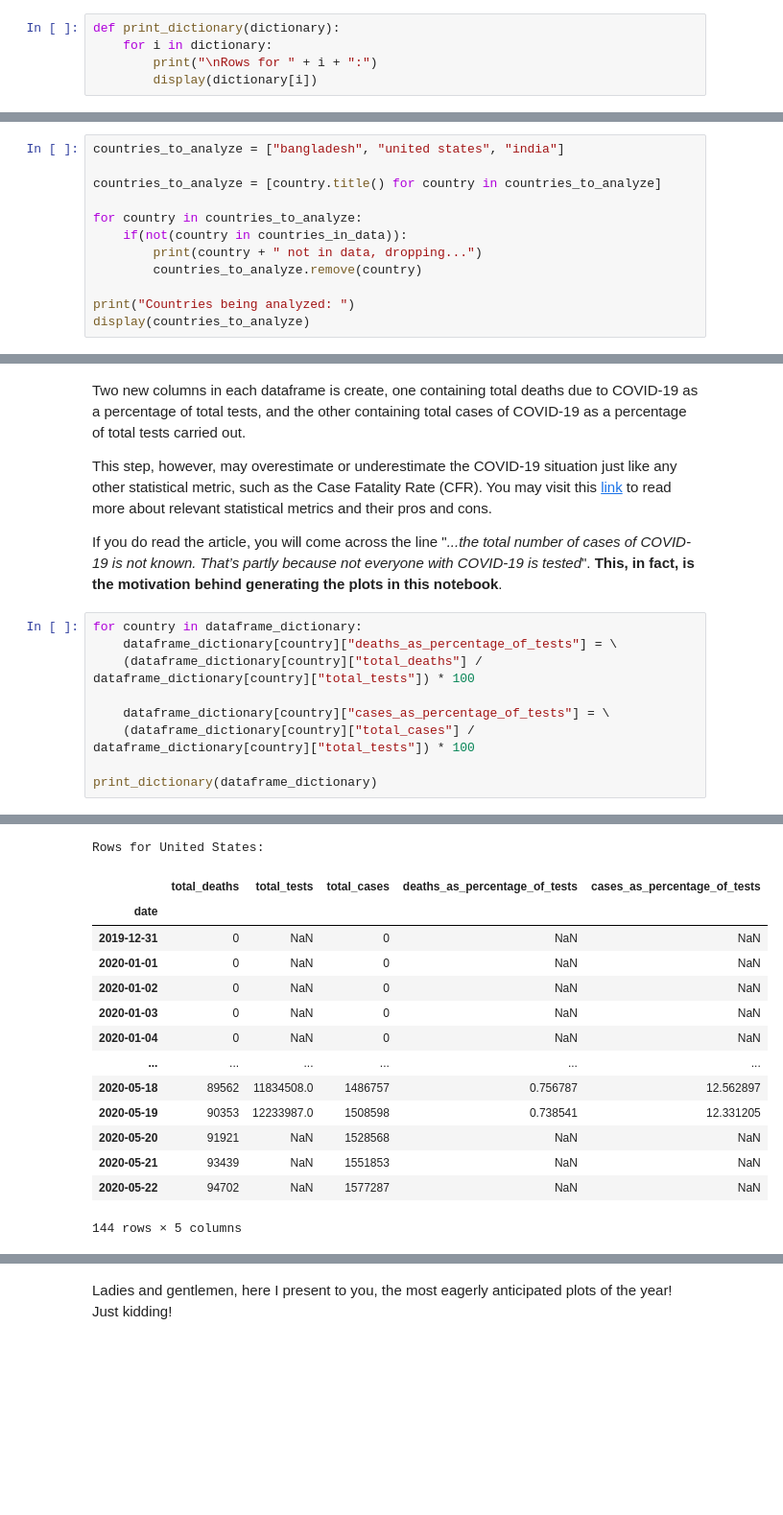
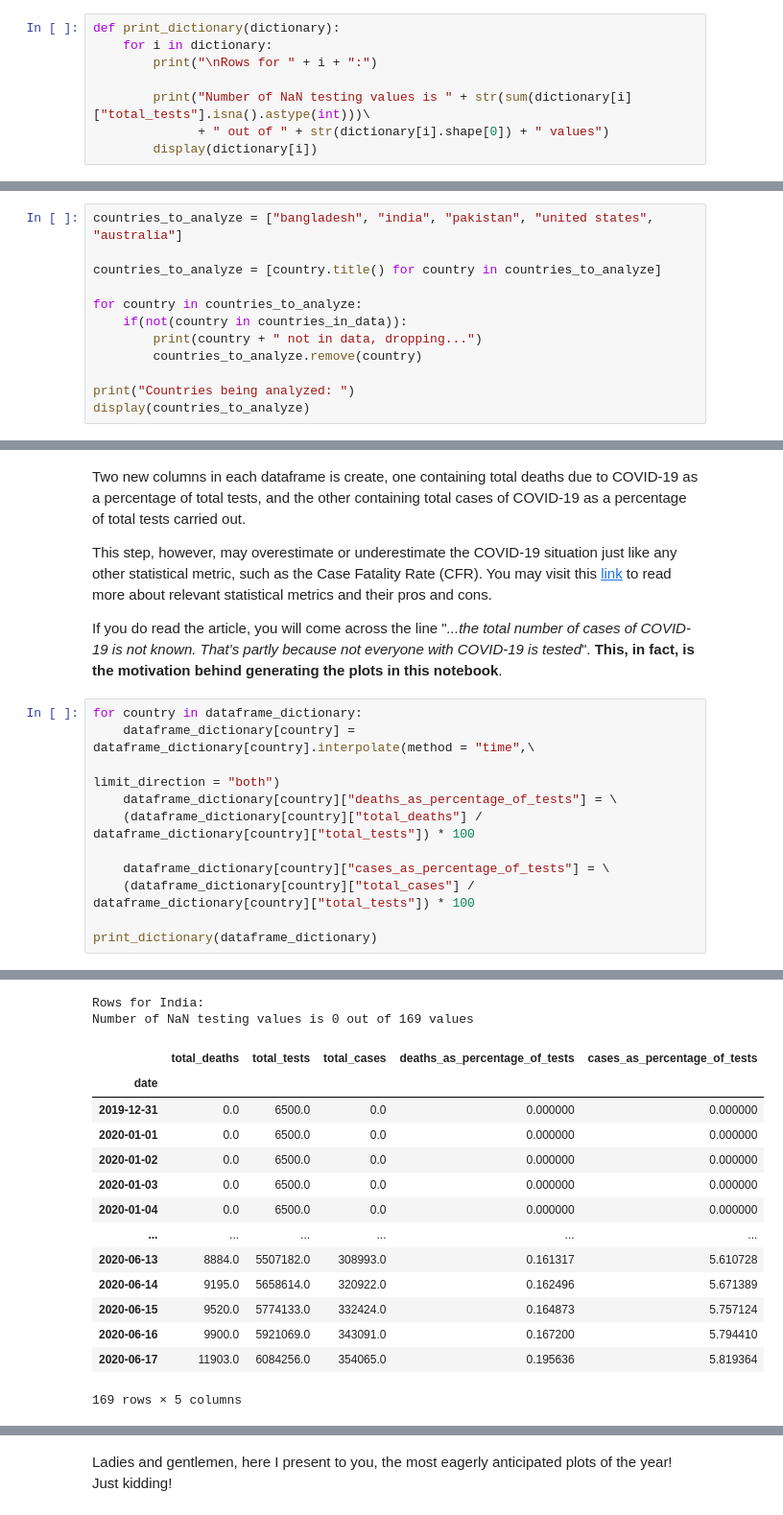
Before and after one commit to mashnoon1234/analyzing-covid19-data, a Jupyter notebook: covid19-data-analysis.ipynb, the cells around one changed output, grey strips where cells are left out. Shown at 96% size. Drawn from its saved outputs; the diff is of its cells as text; blank space fills up the shorter version.

```diff
--- a/covid19-data-analysis.ipynb
+++ b/covid19-data-analysis.ipynb
@@ -42,6 +42,9 @@ Below is a utility function to print the dictionary of dataframes, which will be
 def print_dictionary(dictionary):
     for i in dictionary:
         print("\nRows for " + i + ":")
+
+        print("Number of NaN testing values is " + str(sum(dictionary[i]["total_tests"].isna().astype(int)))\
+              + " out of " + str(dictionary[i].shape[0]) + " values")
         display(dictionary[i])
 # %% [markdown]
 At first let's have a look at the countries that the dataset has information about.
@@ -70,7 +73,7 @@ display(list(countries_in_data))
 # %% [markdown]
 The variable "country_to_analyze" can be modified to include countries of your choice in the analysis. I set "countries_to_analyze" to Bangladesh (Bangladesh is where I am from), United States and India as default. Please do not use "World" or "International" as corresponding data for the total tests done are not present in the dataset.
 # %%
-countries_to_analyze = ["bangladesh", "united states", "india"]
+countries_to_analyze = ["bangladesh", "india", "pakistan", "united states", "australia"]
 
 countries_to_analyze = [country.title() for country in countries_to_analyze]
 
@@ -150,6 +173,8 @@ This step, however, may overestimate or underestimate the COVID-19 situation jus
 If you do read the article, you will come across the line "<em>...the total number of cases of COVID-19 is not known. That’s partly because not everyone with COVID-19 is tested</em>". <b>This, in fact, is the motivation behind generating the plots in this notebook</b>.
 # %%
 for country in dataframe_dictionary:
+    dataframe_dictionary[country] = dataframe_dictionary[country].interpolate(method = "time",\
+                                                                             limit_direction = "both")
     dataframe_dictionary[country]["deaths_as_percentage_of_tests"] = \
     (dataframe_dictionary[country]["total_deaths"] / dataframe_dictionary[country]["total_tests"]) * 100
 
@@ -176,15 +202,16 @@ Rows for Bangladesh:
-Rows for United States:
+Rows for India:
+Number of NaN testing values is 0 out of 169 values
 |  | total_deaths | total_tests | total_cases | deaths_as_percentage_of_tests | cases_as_percentage_of_tests |
 | date |  |  |  |  |  |
-| 2019-12-31 | 0 | NaN | 0 | NaN | NaN |
-| 2020-01-01 | 0 | NaN | 0 | NaN | NaN |
-| 2020-01-02 | 0 | NaN | 0 | NaN | NaN |
-| 2020-01-03 | 0 | NaN | 0 | NaN | NaN |
-| 2020-01-04 | 0 | NaN | 0 | NaN | NaN |
+| 2019-12-31 | 0.0 | 6500.0 | 0.0 | 0.000000 | 0.000000 |
+| 2020-01-01 | 0.0 | 6500.0 | 0.0 | 0.000000 | 0.000000 |
+| 2020-01-02 | 0.0 | 6500.0 | 0.0 | 0.000000 | 0.000000 |
+| 2020-01-03 | 0.0 | 6500.0 | 0.0 | 0.000000 | 0.000000 |
+| 2020-01-04 | 0.0 | 6500.0 | 0.0 | 0.000000 | 0.000000 |
 | ... | ... | ... | ... | ... | ... |
-| 2020-05-18 | 89562 | 11834508.0 | 1486757 | 0.756787 | 12.562897 |
-| 2020-05-19 | 90353 | 12233987.0 | 1508598 | 0.738541 | 12.331205 |
-| 2020-05-20 | 91921 | NaN | 1528568 | NaN | NaN |
-| 2020-05-21 | 93439 | NaN | 1551853 | NaN | NaN |
-| 2020-05-22 | 94702 | NaN | 1577287 | NaN | NaN |
+| 2020-06-13 | 8884.0 | 5507182.0 | 308993.0 | 0.161317 | 5.610728 |
+| 2020-06-14 | 9195.0 | 5658614.0 | 320922.0 | 0.162496 | 5.671389 |
+| 2020-06-15 | 9520.0 | 5774133.0 | 332424.0 | 0.164873 | 5.757124 |
+| 2020-06-16 | 9900.0 | 5921069.0 | 343091.0 | 0.167200 | 5.794410 |
+| 2020-06-17 | 11903.0 | 6084256.0 | 354065.0 | 0.195636 | 5.819364 |
-144 rows × 5 columns
+169 rows × 5 columns
```
Also changed, not shown: parts of 11 cells of this notebook, 1 other file.
